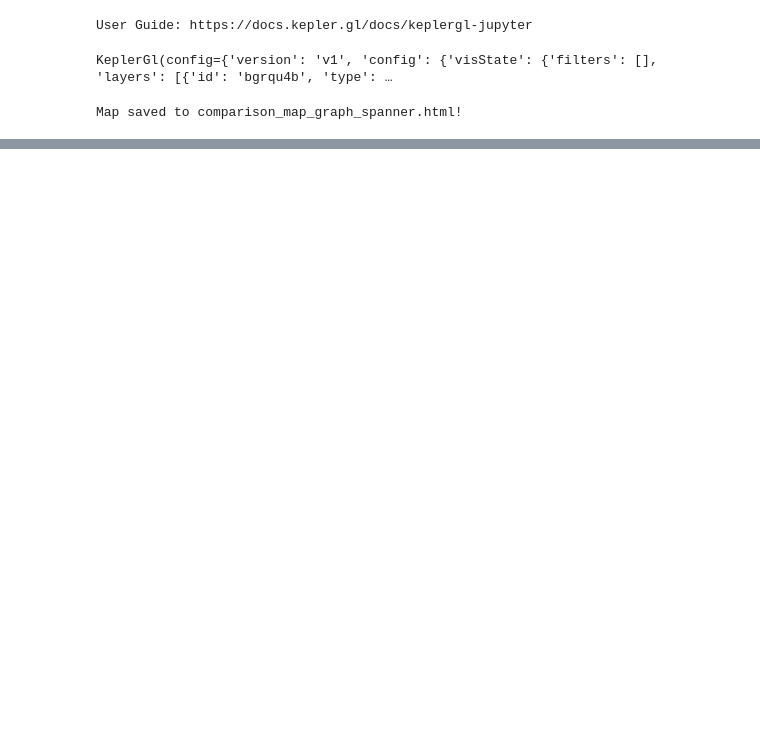
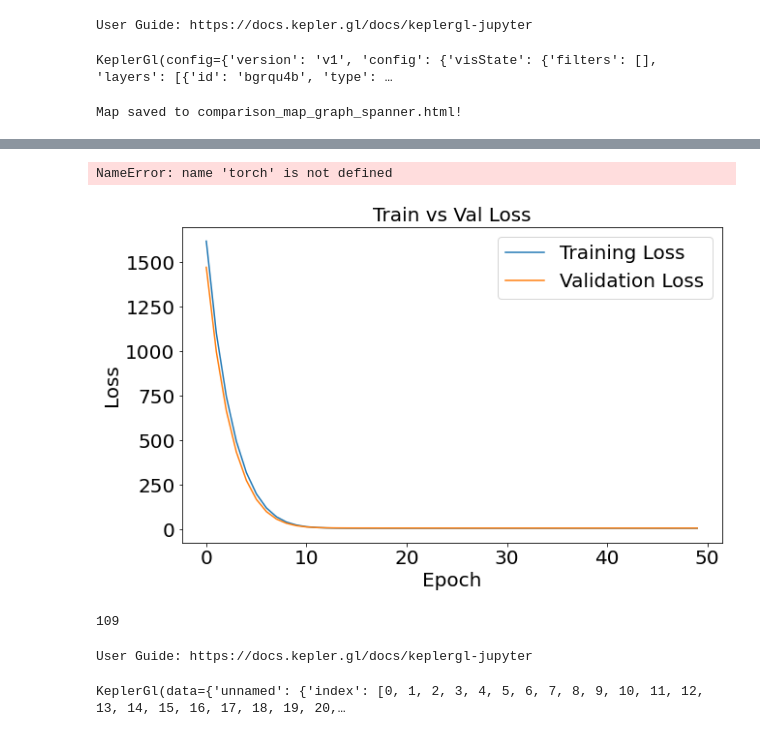
Before and after one commit to quao627/GeoDifferentialPrivacy, a Jupyter notebook: Two Mechanisms.ipynb, the cells around one changed output, grey strips where cells are left out. Saved outputs shown, nothing was run; the diff lists cells and outputs as text; code cells hidden in the pictures; blank space fills up the shorter version.

```diff
--- a/Two Mechanisms.ipynb
+++ b/Two Mechanisms.ipynb
@@ -427,0 +546,29 @@ Map saved to comparison_map_graph_spanner.html!
+# %%
+def load_data():
+    path = 'data/Geolife_Data/'
+    files = os.listdir(path)
+    train_X = []
+    train_y = []
+    valid_X = []
+    valid_y = []
+    test_X = []
+    test_y = []
+    for file in files[:70]:
+        if file.isdigit():
+            X, y = prep_data(f'data/Geolife_Data/{file}/Trajectory/')
+            train_X.append(X)
+            train_y.append(y)
+    for file in files[70:80]:
+        if file.isdigit():
+            X, y = prep_data(f'data/Geolife_Data/{file}/Trajectory/')
+            valid_X.append(X)
+            valid_y.append(y)
+    for file in files[80:100]:
+        if file.isdigit():
+            X, y = prep_data(f'data/Geolife_Data/{file}/Trajectory/')
+            test_X.append(X)
+            test_y.append(y)
+
+    return train_X, train_y, valid_X, valid_y, test_X, test_y
+# %%
+train_X, train_y, valid_X, valid_y, test_X, test_y = load_data()
@@ -427,0 +620,20 @@ Map saved to comparison_map_graph_spanner.html!
+# %%
+test_loss = 0
+with torch.no_grad():
+    for X, y in zip(test_X, test_y):
+        predictions = model(X)
+        loss = criterion(predictions, y)
+        test_loss += loss
+test_loss / len(test_X)
+# %% [output]
+NameError: name 'torch' is not defined
+# %%
+plt.figure(figsize=(10, 6))
+sns.lineplot(x=list(range(N_EPOCHS)), y=train_loss_cache, label='Training Loss')
+sns.lineplot(x=list(range(N_EPOCHS)), y=valid_loss_cache, label='Validation Loss')
+plt.title('Train vs Val Loss', fontsize=20);
+plt.xlabel('Epoch', fontsize=20);
+plt.ylabel('Loss', fontsize=20);
+plt.legend(fontsize=20);
+# %% [output]
+[figure, added]
@@ -427,0 +679,11 @@ Map saved to comparison_map_graph_spanner.html!
+# %%
+df['Bool'].sum()
+# %% [output]
+109
+# %%
+m = KeplerGl()
+m.add_data(df)
+m
+# %% [output]
+User Guide: https://docs.kepler.gl/docs/keplergl-jupyter
+KeplerGl(data={'unnamed': {'index': [0, 1, 2, 3, 4, 5, 6, 7, 8, 9, 10, 11, 12, 13, 14, 15, 16, 17, 18, 19, 20,…
```
Also changed, not shown: parts of 29 cells of this notebook, 25 other files.
